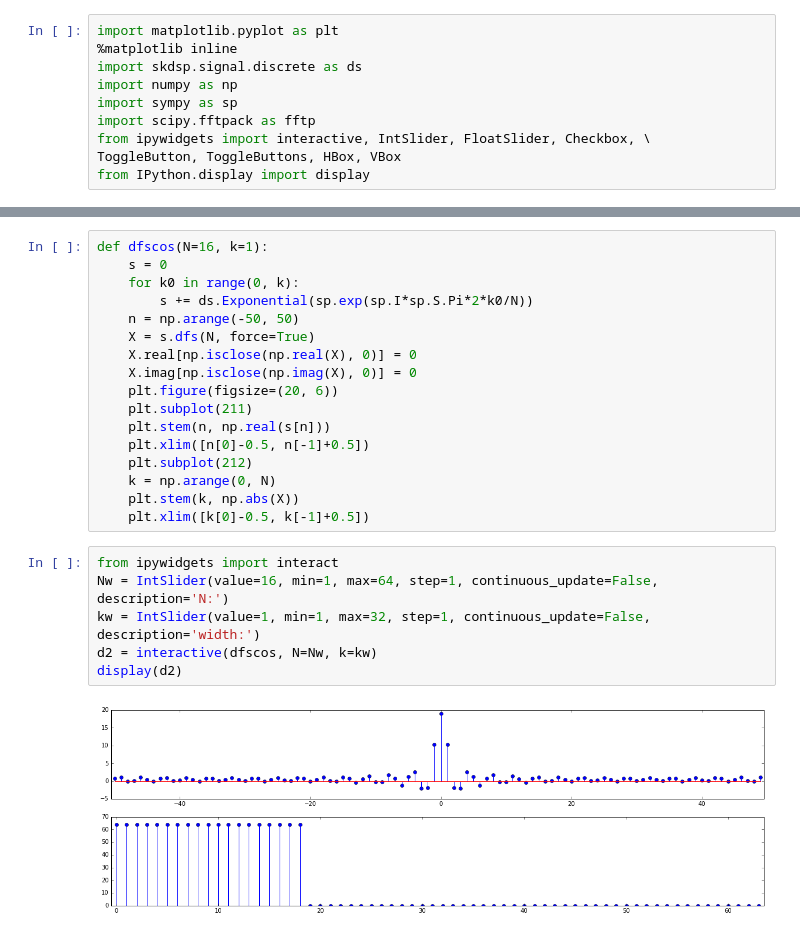
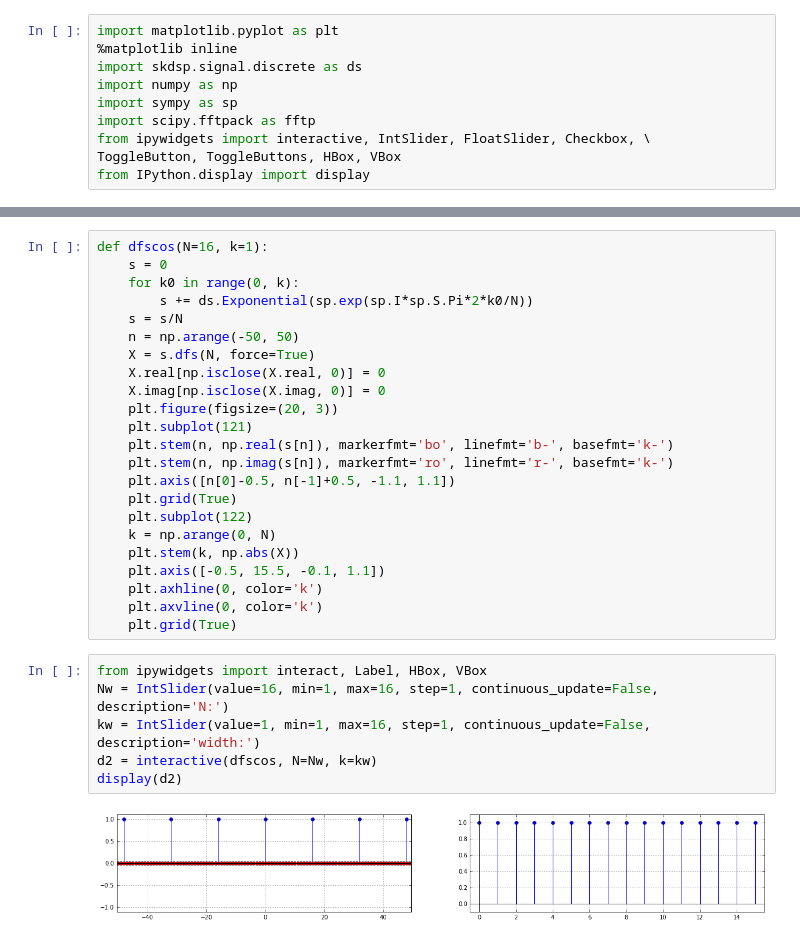
Before and after one commit to j3parera/skdsp, a Jupyter notebook: scikit-dsp/jupyter/dfs.ipynb, the cells around one changed output, grey strips where cells are left out. Cells and saved outputs as stored; diff of their text form.

```diff
--- a/scikit-dsp/jupyter/dfs.ipynb
+++ b/scikit-dsp/jupyter/dfs.ipynb
@@ -71,23 +69,29 @@ def dfscos(N=16, k=1):
     s = 0
     for k0 in range(0, k):
         s += ds.Exponential(sp.exp(sp.I*sp.S.Pi*2*k0/N))
+    s = s/N
     n = np.arange(-50, 50)
     X = s.dfs(N, force=True)
-    X.real[np.isclose(np.real(X), 0)] = 0
-    X.imag[np.isclose(np.imag(X), 0)] = 0
-    plt.figure(figsize=(20, 6))
-    plt.subplot(211)
-    plt.stem(n, np.real(s[n]))
-    plt.xlim([n[0]-0.5, n[-1]+0.5])
-    plt.subplot(212)
+    X.real[np.isclose(X.real, 0)] = 0
+    X.imag[np.isclose(X.imag, 0)] = 0
+    plt.figure(figsize=(20, 3))
+    plt.subplot(121)
+    plt.stem(n, np.real(s[n]), markerfmt='bo', linefmt='b-', basefmt='k-')
+    plt.stem(n, np.imag(s[n]), markerfmt='ro', linefmt='r-', basefmt='k-')
+    plt.axis([n[0]-0.5, n[-1]+0.5, -1.1, 1.1])
+    plt.grid(True)
+    plt.subplot(122)
     k = np.arange(0, N)
     plt.stem(k, np.abs(X))
-    plt.xlim([k[0]-0.5, k[-1]+0.5])
+    plt.axis([-0.5, 15.5, -0.1, 1.1])
+    plt.axhline(0, color='k')
+    plt.axvline(0, color='k')
+    plt.grid(True)
 # %%
-from ipywidgets import interact
-Nw = IntSlider(value=16, min=1, max=64, step=1, continuous_update=False, description='N:')
-kw = IntSlider(value=1, min=1, max=32, step=1, continuous_update=False, description='width:')
+from ipywidgets import interact, Label, HBox, VBox
+Nw = IntSlider(value=16, min=1, max=16, step=1, continuous_update=False, description='N:')
+kw = IntSlider(value=1, min=1, max=16, step=1, continuous_update=False, description='width:')
 d2 = interactive(dfscos, N=Nw, k=kw)
 display(d2)
 # %% [output]
-[figure, old version]
+[figure, new version]
```
Also changed, not shown: parts of 2 cells of this notebook.
